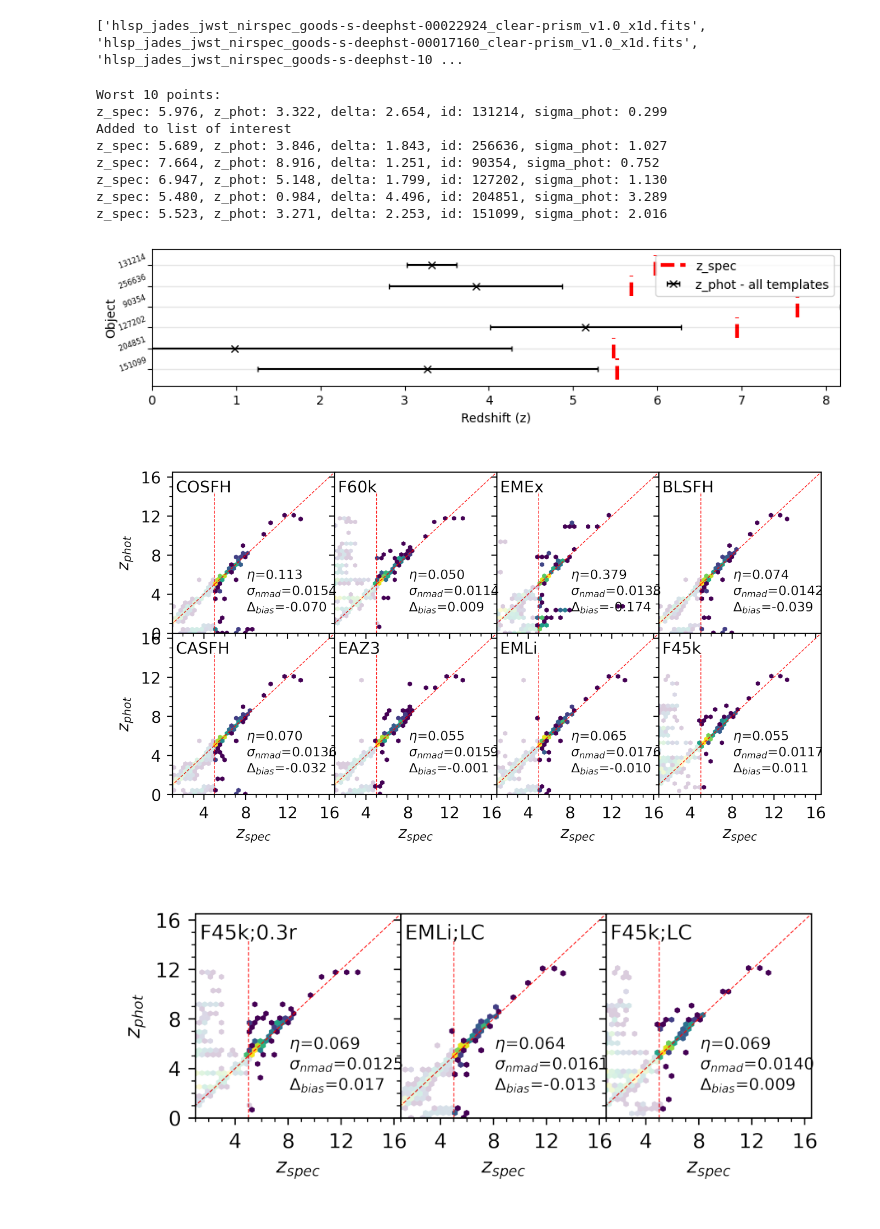
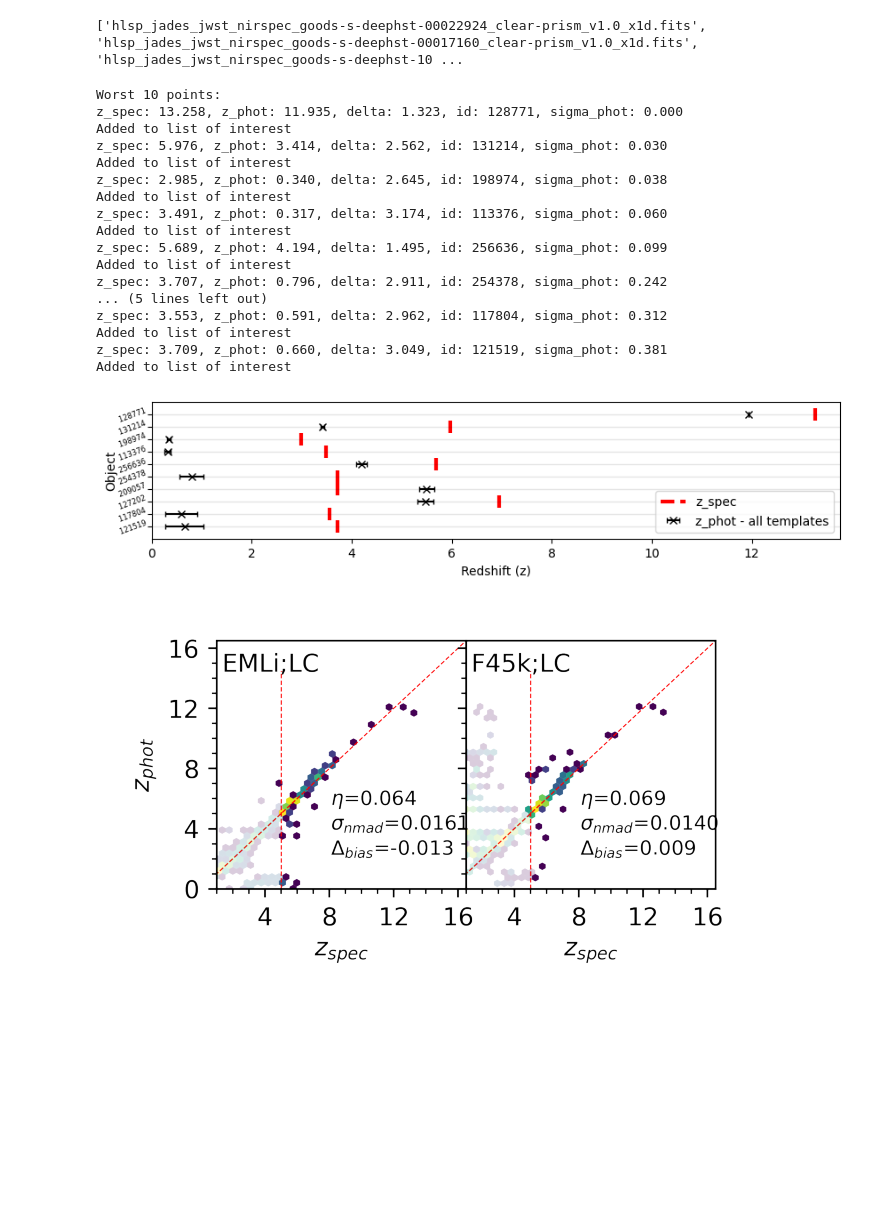
Before and after one commit to Tutbjun/EAZY_templates_comparrison_pipeline, a Jupyter notebook: src/main.ipynb, the cells around one changed output. Drawn from its saved outputs; the diff is of its cells as text; code cells hidden in the pictures; blank space fills up the shorter version.

Commit message:
reran some plots

```diff
--- a/src/main.ipynb
+++ b/src/main.ipynb
@@ -15,7 +16,7 @@ catalogue = "gds/jades/phot/hlsp_jades_jwst_nircam_goods-s-deep_photometry_v1.0_
 cat_out_name = "gds_jwst_nircam_large_withSpec"
 spec_dir = "gds/jades/spec/hlsp_jades_jwst_nirspec_goods-s-deephst_clear-prism_v1.0"
 zmin = 1.0
-rebinWidth = 0.1#0.05
+rebinWidth = 0.08#0.05
 # template names and paths
 
 ftempl_labeldict = {#! use ; to indicate modifications
@@ -29,12 +30,7 @@ ftempl_labeldict = {#! use ; to indicate modifications
     'carnall_sfhz_13': "CASFH",
     'corr_sfhz_13': "COSFH",
     'blue_sfhz_13': "BLSFH",
-    #"EAZL",
     'eazy_v1.3.spectra': "EAZ3",
-    #"BR07",
-    #"PEG",
-    #"PEG13",
-    #"CWWK"
 }
 # %%
 ##################### READ IN TEMPLATES #####################
@@ -44,6 +40,7 @@ ftempl_labels = []
 for f in os.listdir("templates2test"):
     if f.endswith(".param"):
         templ_str = f.split(".param")[0]
+        if templ_str not in ftempl_labeldict.keys(): continue
         ftempl_strs.append(templ_str)
         try:
             ftempl_labels.append(ftempl_labeldict[templ_str])
@@ -656,14 +654,23 @@ plt.legend()
 plt.show()
 # %% [output]
 Worst 10 points:
-z_spec: 5.976, z_phot: 3.322, delta: 2.654, id: 131214, sigma_phot: 0.299
+z_spec: 13.258, z_phot: 11.935, delta: 1.323, id: 128771, sigma_phot: 0.000
 Added to list of interest
-z_spec: 5.689, z_phot: 3.846, delta: 1.843, id: 256636, sigma_phot: 1.027
-z_spec: 7.664, z_phot: 8.916, delta: 1.251, id: 90354, sigma_phot: 0.752
-z_spec: 6.947, z_phot: 5.148, delta: 1.799, id: 127202, sigma_phot: 1.130
-z_spec: 5.480, z_phot: 0.984, delta: 4.496, id: 204851, sigma_phot: 3.289
-z_spec: 5.523, z_phot: 3.271, delta: 2.253, id: 151099, sigma_phot: 2.016
+z_spec: 5.976, z_phot: 3.414, delta: 2.562, id: 131214, sigma_phot: 0.030
+Added to list of interest
+z_spec: 2.985, z_phot: 0.340, delta: 2.645, id: 198974, sigma_phot: 0.038
+Added to list of interest
+z_spec: 3.491, z_phot: 0.317, delta: 3.174, id: 113376, sigma_phot: 0.060
+Added to list of interest
+z_spec: 5.689, z_phot: 4.194, delta: 1.495, id: 256636, sigma_phot: 0.099
+Added to list of interest
+z_spec: 3.707, z_phot: 0.796, delta: 2.911, id: 254378, sigma_phot: 0.242
+... (5 lines left out)
+z_spec: 3.553, z_phot: 0.591, delta: 2.962, id: 117804, sigma_phot: 0.312
+Added to list of interest
+z_spec: 3.709, z_phot: 0.660, delta: 3.049, id: 121519, sigma_phot: 0.381
+Added to list of interest
-[figure, old version]
+[figure, new version]
 # %%
 ##################### PLOT REDSHIFT OUTPUT #####################
 #TODO: needs tiling color by accumulative flux
@@ -683,7 +690,7 @@ for mode in ['default', 'modified']:
     if mode == 'default':
         mode_ftempl_lbls = [s for s in mode_ftempl_lbls if ";" not in s]
         mode_ftempl_strs = [s for s in mode_ftempl_strs if ";" not in s]
-
+    if len(mode_ftempl_lbls) == 0: continue
 
     mosaicLen = ceil(len(mode_ftempl_lbls)/mosTiling)
 
@@ -808,35 +815,34 @@ for mode in ['default', 'modified']:
         axsMos[i].yaxis.set_major_locator(MultipleLocator(4))
 
         if i % mosTiling != 0: axsMos[i].set_yticklabels([])
         else: axsMos[i].set_ylabel('$z_{phot}$', fontsize=10)
         if i < len(mode_ftempl_lbls)-mosTiling: axsMos[i].set_xticklabels([])
         else: axsMos[i].set_xlabel('$z_{spec}$', fontsize=10)
 
     for i in range(len(axsMos)):
         if i > len(mode_ftempl_lbls)-1:
             axsMos[i].axis('off')
 
     """if len(ftempl_strs) % 3 != 0:
         axsMos[-1].axis('off')
     if len(ftempl_strs) % 3 == 1:
         axsMos[-2].axis('off')"""
 
     #axis label
     #figMos.text(0.5, 0.05, '$z_{spec}$', ha='center', va='center')
     #figMos.text(0.05, 0.5, '$z_{phot}$', ha='center', va='center', rotation='vertical')
 
     figMos.savefig(f'./figures/zs_mosaic_{mode}.png', dpi=DPI, bbox_inches='tight', transparent=True)
     figMos.clf()
     plt.close(figMos)
     #show by loading image
     img = plt.imread(f'./figures/zs_mosaic_{mode}.png')
     fig = plt.figure(figsize=(1*figwidth,1*figwidth/mosTiling*mosaicLen), dpi=200, facecolor=(1,1,1,0))
     ax = fig.add_axes([0,0,1,1])
     ax.axis('off')
     ax.imshow(img)
 # %% [output]
-[figure, old version]
+[figure, new version]
-[figure, removed]
 # %%
 ##################### REMOVE ALL OBJECTS UNDER CHARACTERISTIC REDSHIFT #####################
 #from now on, we only want a comparison of objects above the characteristic redshift, so we remove all objects below
```
Also changed, not shown: parts of 3 cells of this notebook, 3 other files.
